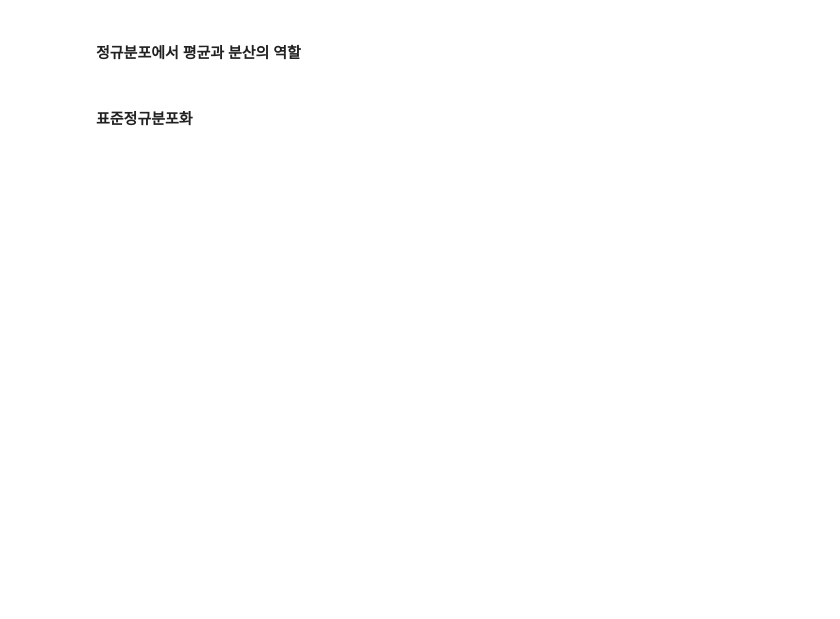
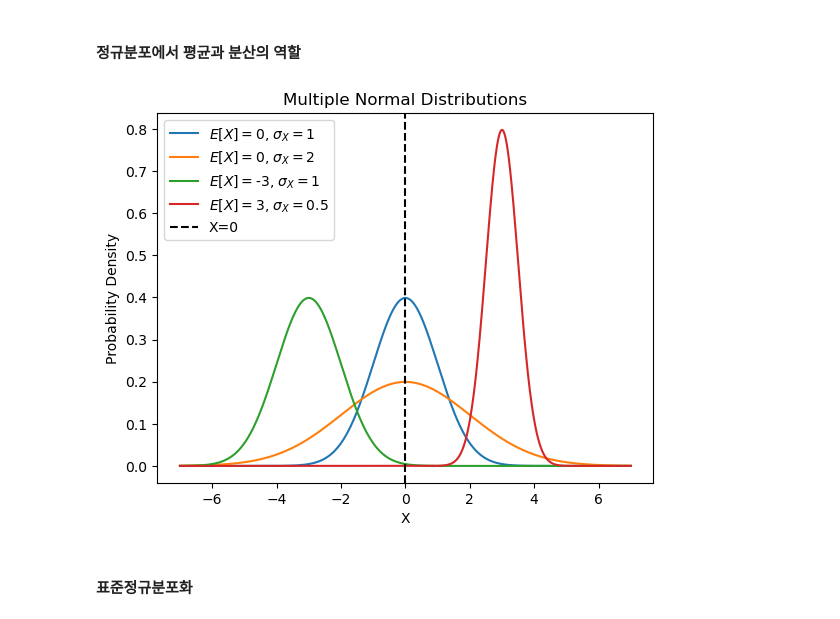
Before and after one commit to SeanJSLee/Teaching_YU_DS_basic_KR, a Jupyter notebook: Lecture_basic_stat.ipynb, the cells around one changed output. Drawn from its saved outputs; the diff is of its cells as text; code cells hidden in the pictures; blank space fills up the shorter version.

```diff
--- a/Lecture_basic_stat.ipynb
+++ b/Lecture_basic_stat.ipynb
@@ -160,31 +240,33 @@ np.std(df_cps['income_78'])
 # %%
 def normal_dist_draw(distributions):
     import matplotlib.pyplot as plt
     import numpy as np
     import scipy.stats as stats
     # Generate x values
     x = np.linspace(-7, 7, 1000)
     # Plot each distribution
     for dist in distributions:
         y = stats.norm.pdf(x, dist['mean'], dist['std'])
-        plt.plot(x, y, label=f"{dist['label']}")
+        plt.plot(x, y, label=f"$E[X]=${dist['mean']}, $\sigma_X=${dist['std']}")
     # Adding labels and legend
-    plt.axvline(x=0, color='k', linestyle='--', label='x=0')
-    plt.xlabel('Value')
+    plt.axvline(x=0, color='k', linestyle='--', label='X=0')
+    plt.xlabel('X')
     plt.ylabel('Probability Density')
     plt.title('Multiple Normal Distributions')
     plt.legend()
     # Show plot
     plt.show()
 #
 
 distributions = [
-    {'mean': 0, 'std': 1, 'label': 'μ=0, σ=1'},
-    {'mean': 0, 'std': 2, 'label': 'μ=0, σ=2'},
-    {'mean': -2, 'std': 1, 'label': 'μ=-2, σ=1'},
-    {'mean': 2, 'std': 0.5, 'label': 'μ=2, σ=0.5'}
+    {'mean': 0, 'std': 1},
+    {'mean': 0, 'std': 2},
+    {'mean': -3, 'std': 1},
+    {'mean': 3, 'std': 0.5}
 ]
 normal_dist_draw(distributions)
+# %% [output]
+[figure, added]
 # %% [markdown]
 #### 표준정규분포화
 # %%
```
Also changed, not shown: parts of 43 cells of this notebook, 12 other files.
